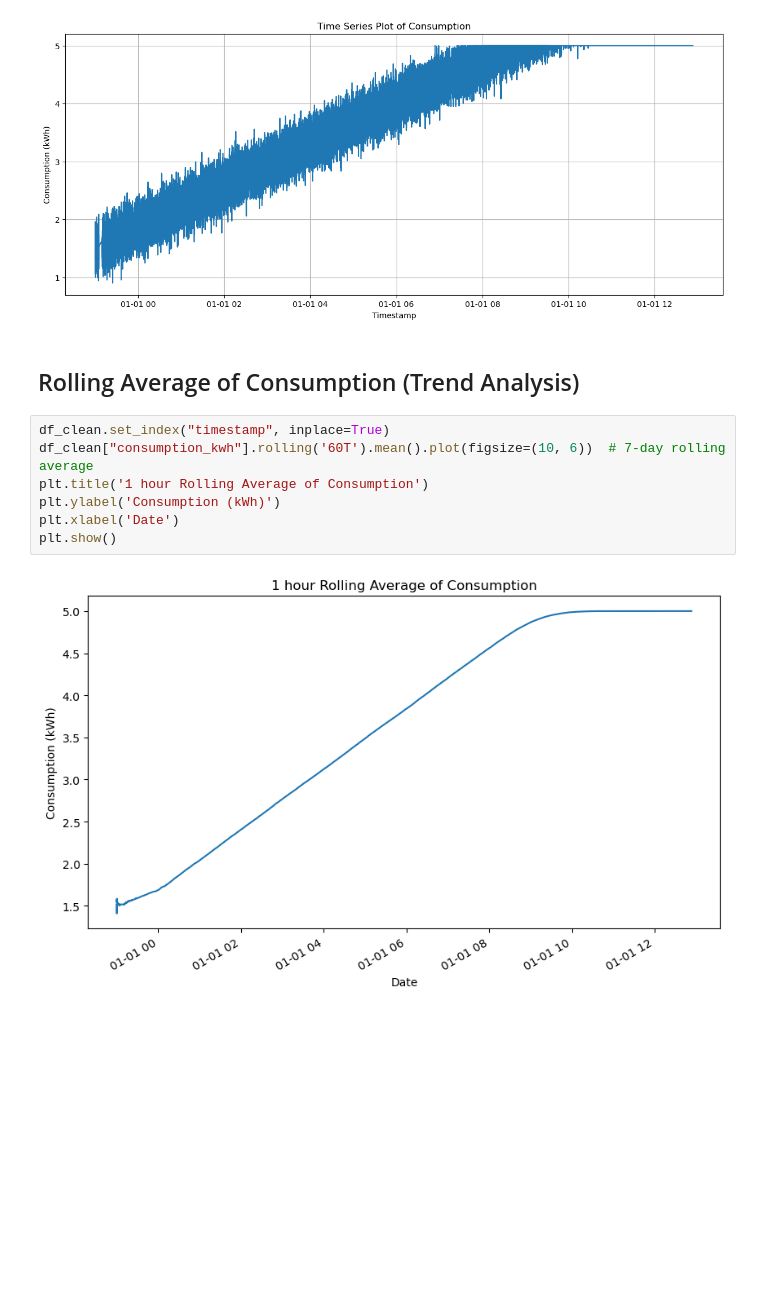
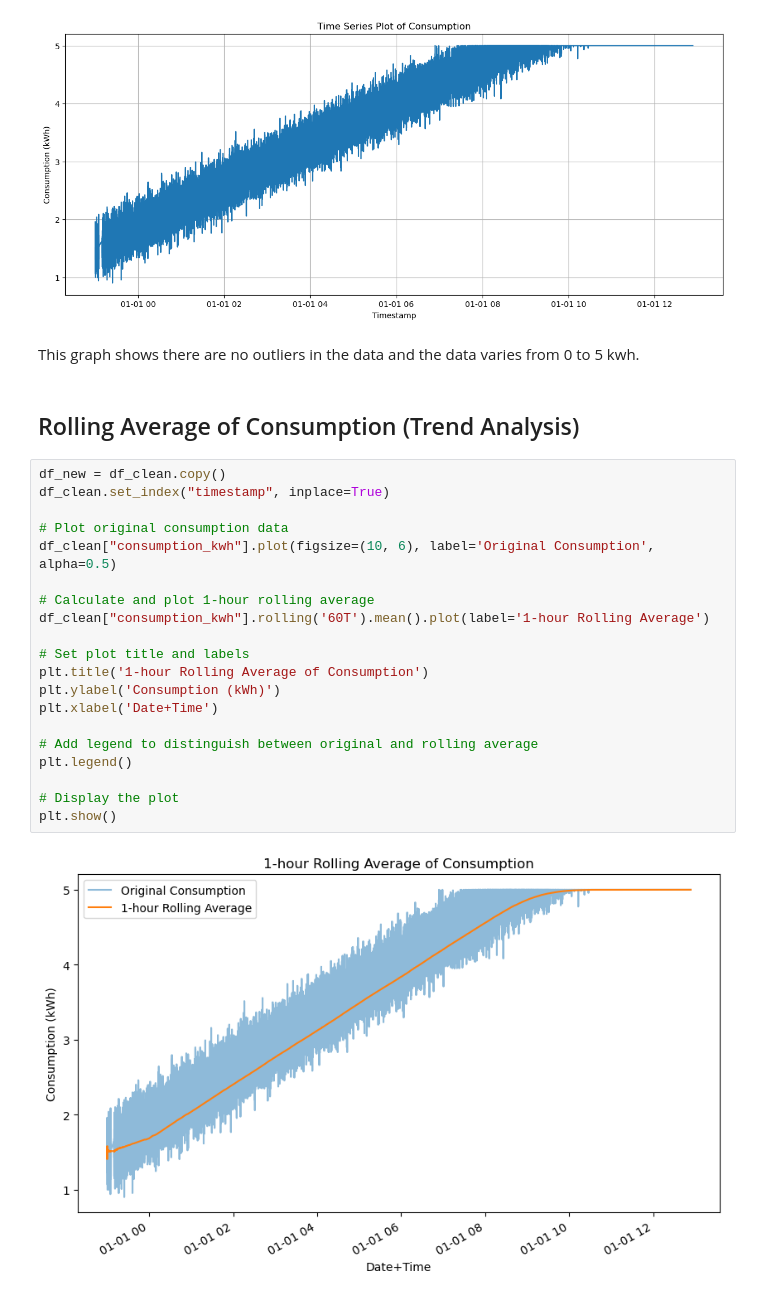
Before and after one commit to mohantypunit/data_engineering, a Jupyter notebook: data_analysis.ipynb, the cells around one changed output. Cells and saved outputs as stored; diff of their text form; blank space fills up the shorter version.

```diff
--- a/data_analysis.ipynb
+++ b/data_analysis.ipynb
@@ -109,14 +124,29 @@ plt.grid(True)
 plt.show()
 # %% [output]
 [figure]
+# %% [markdown]
+This graph shows there are no outliers in the data and the data varies from 0 to 5 kwh.
 # %% [markdown]
 ## Rolling Average of Consumption (Trend Analysis)
-# %%
-df_clean.set_index("timestamp", inplace=True)
-df_clean["consumption_kwh"].rolling('60T').mean().plot(figsize=(10, 6))  # 7-day rolling average
-plt.title('1 hour Rolling Average of Consumption')
-plt.ylabel('Consumption (kWh)')
-plt.xlabel('Date')
-plt.show()
-# %% [output]
-[figure, removed]
+# %%
+df_new = df_clean.copy()
+df_clean.set_index("timestamp", inplace=True)
+
+# Plot original consumption data
+df_clean["consumption_kwh"].plot(figsize=(10, 6), label='Original Consumption', alpha=0.5)
+
+# Calculate and plot 1-hour rolling average
+df_clean["consumption_kwh"].rolling('60T').mean().plot(label='1-hour Rolling Average')
+
+# Set plot title and labels
+plt.title('1-hour Rolling Average of Consumption')
+plt.ylabel('Consumption (kWh)')
+plt.xlabel('Date+Time')
+
+# Add legend to distinguish between original and rolling average
+plt.legend()
+
+# Display the plot
+plt.show()
+# %% [output]
+[figure, added]
```
Also changed, not shown: parts of 14 cells of this notebook, 2 other files.
